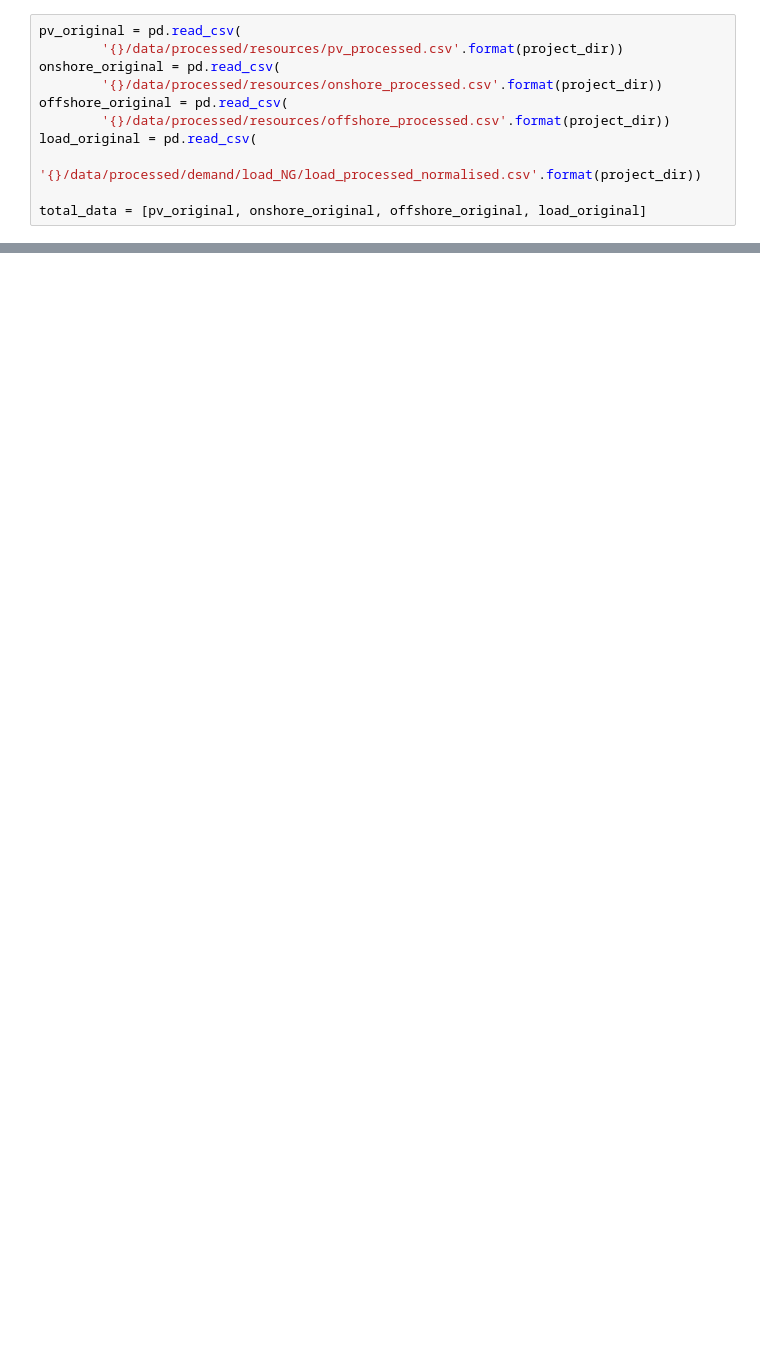
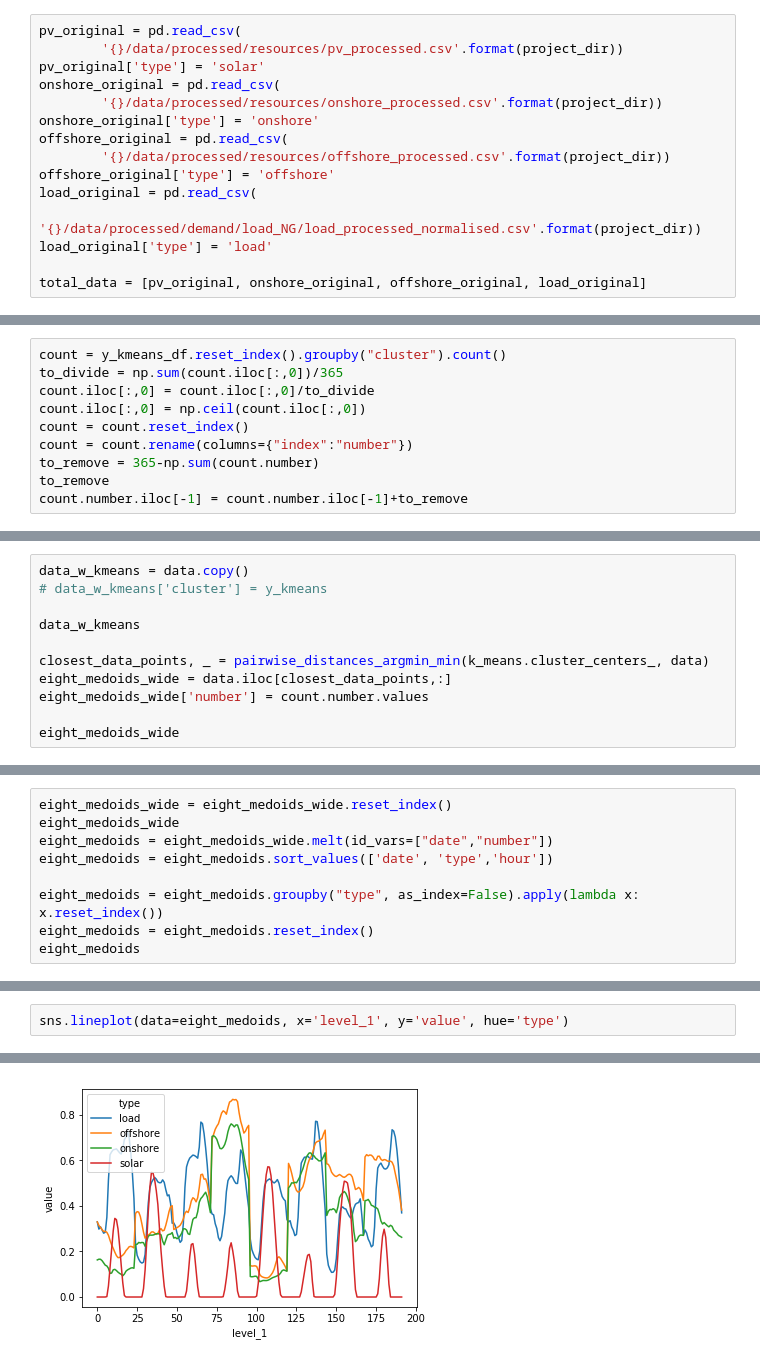
Before and after one commit to alexanderkell/temporal_granularity, a Jupyter notebook: notebooks/extract_days/cluster.ipynb, the cells around one changed output, grey strips where cells are left out. Drawn from its saved outputs; the diff is of its cells as text; blank space fills up the shorter version.

```diff
--- a/notebooks/extract_days/cluster.ipynb
+++ b/notebooks/extract_days/cluster.ipynb
@@ -16,11 +19,15 @@ from sklearn.cluster import KMeans
 # %%
 pv_original = pd.read_csv(
         '{}/data/processed/resources/pv_processed.csv'.format(project_dir))
+pv_original['type'] = 'solar'
 onshore_original = pd.read_csv(
         '{}/data/processed/resources/onshore_processed.csv'.format(project_dir))
+onshore_original['type'] = 'onshore'
 offshore_original = pd.read_csv(
         '{}/data/processed/resources/offshore_processed.csv'.format(project_dir))
+offshore_original['type'] = 'offshore'
 load_original = pd.read_csv(
         '{}/data/processed/demand/load_NG/load_processed_normalised.csv'.format(project_dir))
+load_original['type'] = 'load'
 
 total_data = [pv_original, onshore_original, offshore_original, load_original]
@@ -54,0 +83,10 @@ for data in total_data:
+# %%
+count = y_kmeans_df.reset_index().groupby("cluster").count()
+to_divide = np.sum(count.iloc[:,0])/365
+count.iloc[:,0] = count.iloc[:,0]/to_divide
+count.iloc[:,0] = np.ceil(count.iloc[:,0])
+count = count.reset_index()
+count = count.rename(columns={"index":"number"})
+to_remove = 365-np.sum(count.number)
+to_remove
+count.number.iloc[-1] = count.number.iloc[-1]+to_remove
@@ -54,0 +98,11 @@ for data in total_data:
+# %%
+data_w_kmeans = data.copy()
+# data_w_kmeans['cluster'] = y_kmeans
+
+data_w_kmeans
+
+closest_data_points, _ = pairwise_distances_argmin_min(k_means.cluster_centers_, data)
+eight_medoids_wide = data.iloc[closest_data_points,:]
+eight_medoids_wide['number'] = count.number.values
+
+eight_medoids_wide
@@ -54,0 +126,9 @@ for data in total_data:
+# %%
+eight_medoids_wide = eight_medoids_wide.reset_index()
+eight_medoids_wide
+eight_medoids = eight_medoids_wide.melt(id_vars=["date","number"])
+eight_medoids = eight_medoids.sort_values(['date', 'type','hour'])
+
+eight_medoids = eight_medoids.groupby("type", as_index=False).apply(lambda x: x.reset_index())
+eight_medoids = eight_medoids.reset_index()
+eight_medoids
@@ -54,0 +154,3 @@ for data in total_data:
+# %%
+sns.lineplot(data=eight_medoids, x='level_1', y='value', hue='type')
+# %% [output]
@@ -54,0 +158 @@ for data in total_data:
+[figure, added]
```
Also changed, not shown: parts of 35 cells of this notebook, 25 other files.
